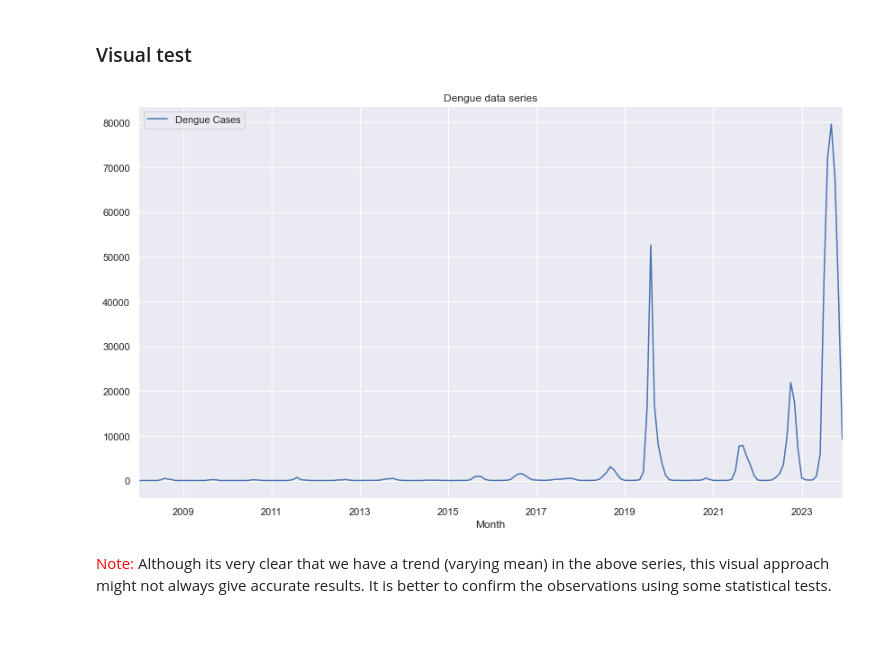
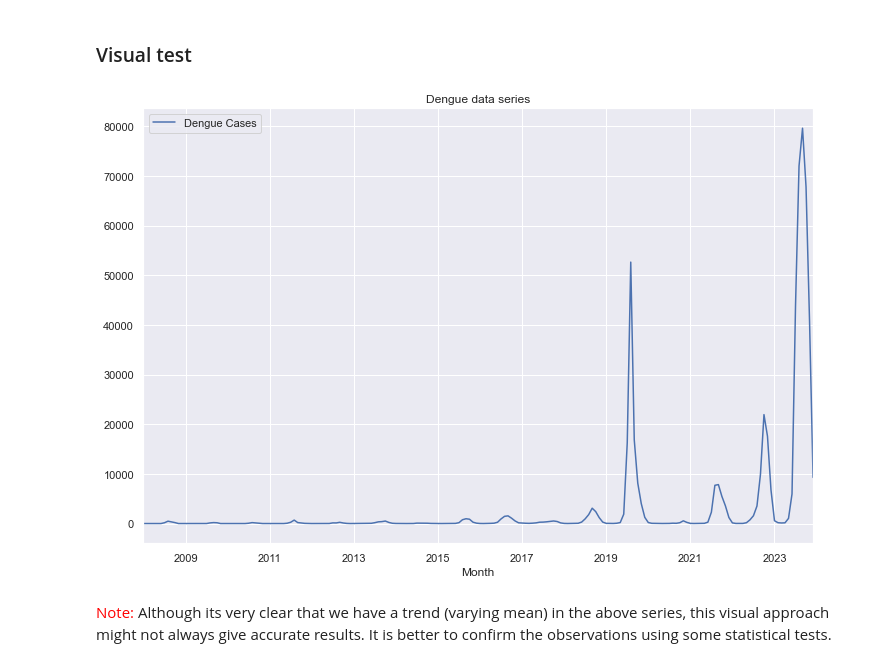
Before and after one commit to Rasel-25/Book-s-Code, a Jupyter notebook: Python for Data Analysis/Test_Code.ipynb, the cells around one changed output. Cells and saved outputs as stored; diff of their text form; code cells hidden in the pictures; blank space fills up the shorter version.

Commit message:
Dengue

```diff
--- a/Python for Data Analysis/Test_Code.ipynb
+++ b/Python for Data Analysis/Test_Code.ipynb
@@ -54,12 +54,12 @@ df.describe().T
 ### Visual test
 # %%
 data = df.copy()
-data.plot(figsize=(14,8), title='Dengue data series')
+data.plot(figsize=(12,8), title='Dengue data series')
 sns.set(style='dark')
 plt.grid()
 plt.show()
 # %% [output]
-[figure, old version]
+[figure, new version]
 # %% [markdown]
 <font color ='red'>Note: </font> Although its very clear that we have a trend (varying mean) in the above series, this visual approach might not always give accurate results. It is better to confirm the observations using some statistical tests.
 # %% [markdown]
```
Also changed, not shown: parts of 6 cells of this notebook.
